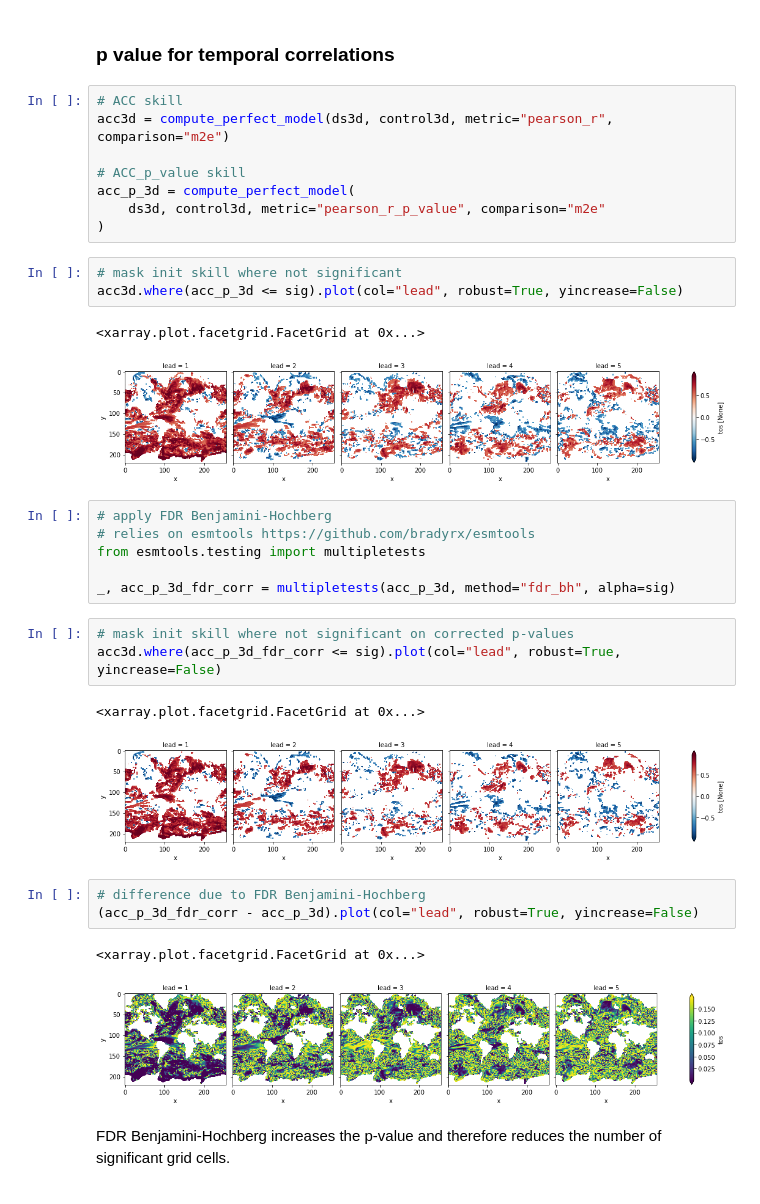
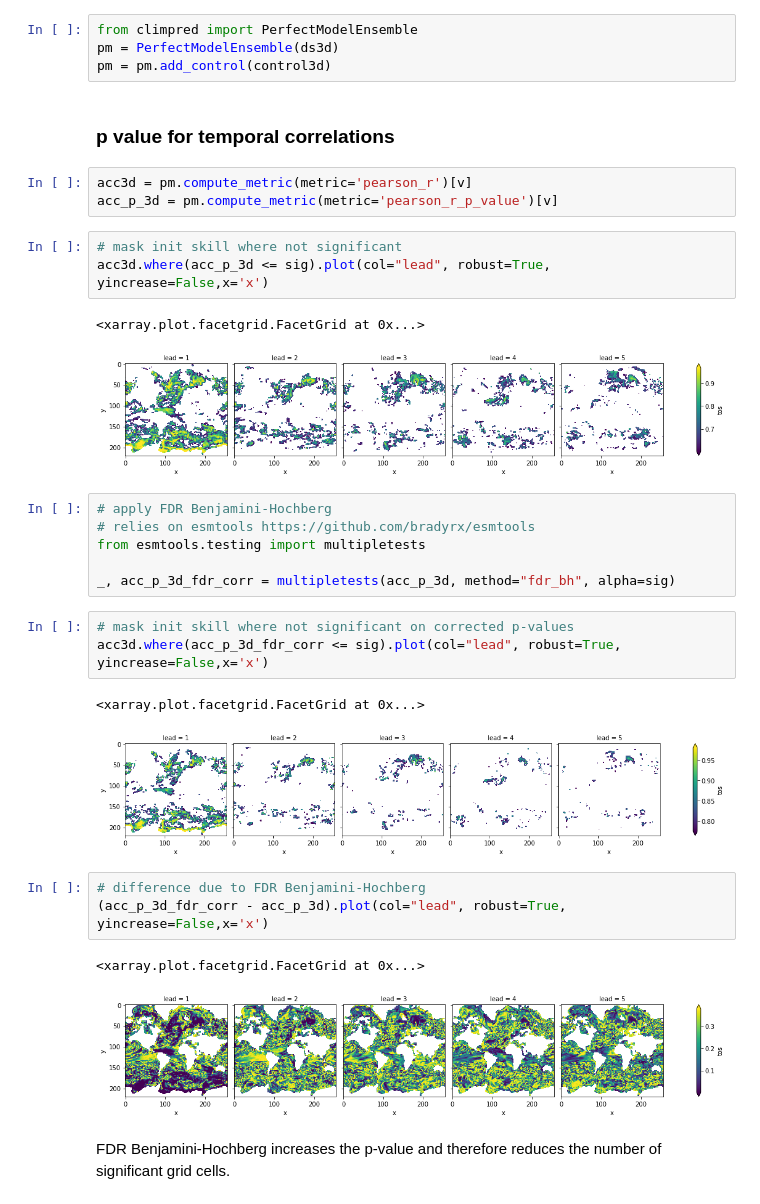
Before and after one commit to pangeo-data/climpred, a Jupyter notebook: docs/source/examples/decadal/Significance.ipynb, the cells around one changed output. Drawn from its saved outputs; the diff is of its cells as text.

```diff
--- a/docs/source/examples/decadal/Significance.ipynb
+++ b/docs/source/examples/decadal/Significance.ipynb
@@ -160,22 +144,21 @@ v = "tos"
 ds3d = load_dataset("MPI-PM-DP-3D")[v]
 ds3d.lead.attrs["unit"] = "years"
 control3d = load_dataset("MPI-control-3D")[v]
+# %%
+from climpred import PerfectModelEnsemble
+pm = PerfectModelEnsemble(ds3d)
+pm = pm.add_control(control3d)
 # %% [markdown]
 ### p value for temporal correlations
-# %%
-# ACC skill
-acc3d = compute_perfect_model(ds3d, control3d, metric="pearson_r", comparison="m2e")
-
-# ACC_p_value skill
-acc_p_3d = compute_perfect_model(
-    ds3d, control3d, metric="pearson_r_p_value", comparison="m2e"
-)
+# %%
+acc3d = pm.compute_metric(metric='pearson_r')[v]
+acc_p_3d = pm.compute_metric(metric='pearson_r_p_value')[v]
 # %%
 # mask init skill where not significant
-acc3d.where(acc_p_3d <= sig).plot(col="lead", robust=True, yincrease=False)
+acc3d.where(acc_p_3d <= sig).plot(col="lead", robust=True, yincrease=False,x='x')
 # %% [output]
 <xarray.plot.facetgrid.FacetGrid at 0x...>
-[figure, old version]
+[figure, new version]
 # %%
 # apply FDR Benjamini-Hochberg
 # relies on esmtools https://github.com/bradyrx/esmtools
@@ -184,16 +167,16 @@ from esmtools.testing import multipletests
 _, acc_p_3d_fdr_corr = multipletests(acc_p_3d, method="fdr_bh", alpha=sig)
 # %%
 # mask init skill where not significant on corrected p-values
-acc3d.where(acc_p_3d_fdr_corr <= sig).plot(col="lead", robust=True, yincrease=False)
+acc3d.where(acc_p_3d_fdr_corr <= sig).plot(col="lead", robust=True, yincrease=False,x='x')
 # %% [output]
 <xarray.plot.facetgrid.FacetGrid at 0x...>
-[figure, old version]
+[figure, new version]
 # %%
 # difference due to FDR Benjamini-Hochberg
-(acc_p_3d_fdr_corr - acc_p_3d).plot(col="lead", robust=True, yincrease=False)
+(acc_p_3d_fdr_corr - acc_p_3d).plot(col="lead", robust=True, yincrease=False,x='x')
 # %% [output]
 <xarray.plot.facetgrid.FacetGrid at 0x...>
-[figure, old version]
+[figure, new version]
 # %% [markdown]
 FDR Benjamini-Hochberg increases the p-value and therefore reduces the number of significant grid cells.
 # %% [markdown]
```
Also changed, not shown: parts of 19 cells of this notebook, 2 other files.
